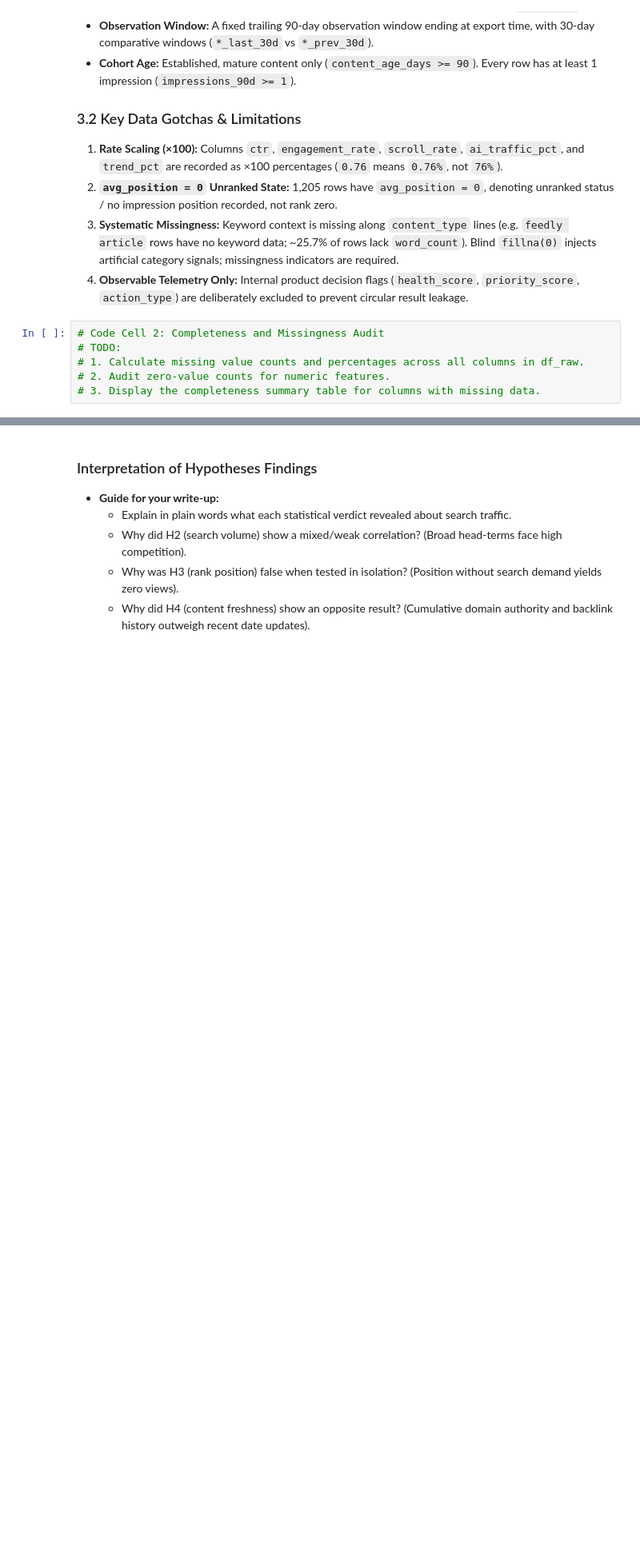
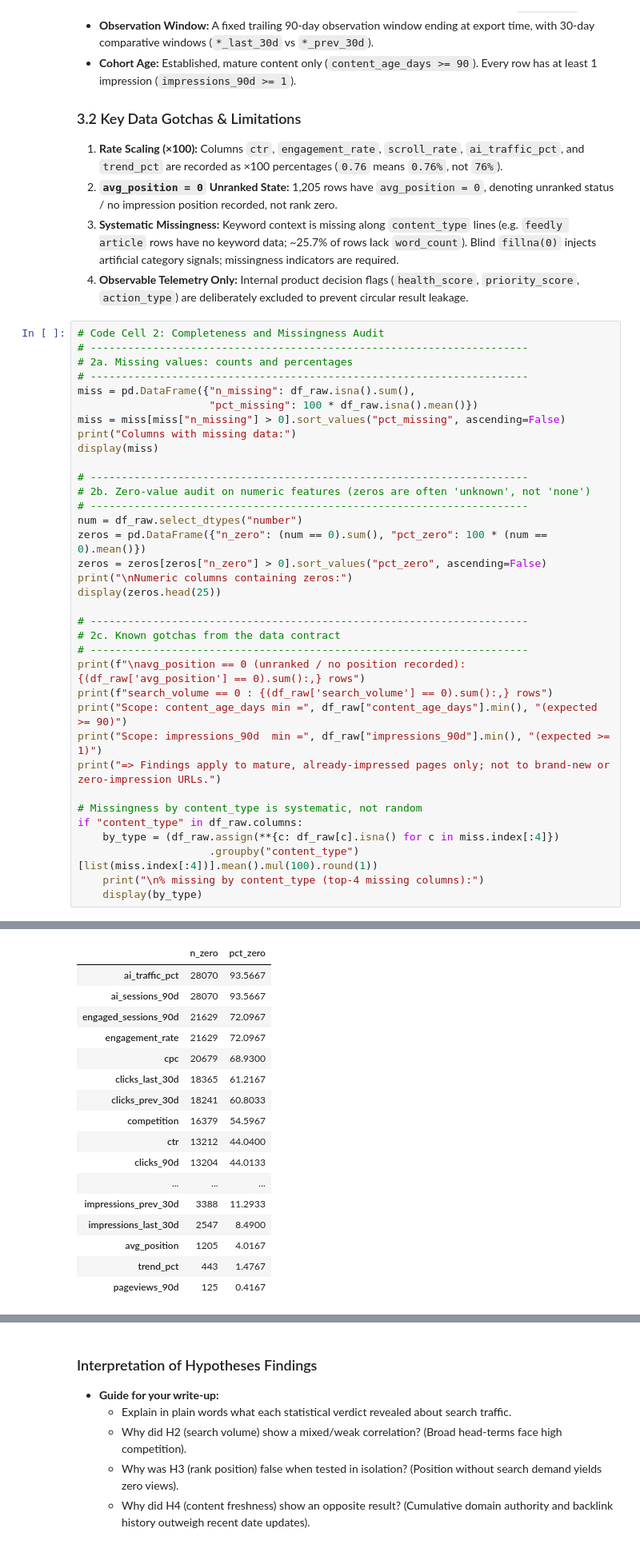
Before and after one commit to Jimber120/DA-Project-Member-3, a Jupyter notebook: work/notebooks/01_problem_framing_and_data_audit.ipynb, the cells around one changed output, grey strips where cells are left out. Shown at 80% size. Saved outputs shown, nothing was run; the diff lists cells and outputs as text; blank space fills up the shorter version.

```diff
--- a/work/notebooks/01_problem_framing_and_data_audit.ipynb
+++ b/work/notebooks/01_problem_framing_and_data_audit.ipynb
@@ -73,7 +141,37 @@ Each hypothesis should be evaluated using Spearman rank correlation ($\rho$), Pe
 4. **Observable Telemetry Only:** Internal product decision flags (`health_score`, `priority_score`, `action_type`) are deliberately excluded to prevent circular result leakage.
 # %%
 # Code Cell 2: Completeness and Missingness Audit
-# TODO:
-# 1. Calculate missing value counts and percentages across all columns in df_raw.
-# 2. Audit zero-value counts for numeric features.
-# 3. Display the completeness summary table for columns with missing data.
+# ----------------------------------------------------------------------
+# 2a. Missing values: counts and percentages
+# ----------------------------------------------------------------------
+miss = pd.DataFrame({"n_missing": df_raw.isna().sum(),
+                     "pct_missing": 100 * df_raw.isna().mean()})
+miss = miss[miss["n_missing"] > 0].sort_values("pct_missing", ascending=False)
+print("Columns with missing data:")
+display(miss)
+
+# ----------------------------------------------------------------------
+# 2b. Zero-value audit on numeric features (zeros are often 'unknown', not 'none')
+# ----------------------------------------------------------------------
+num = df_raw.select_dtypes("number")
+zeros = pd.DataFrame({"n_zero": (num == 0).sum(), "pct_zero": 100 * (num == 0).mean()})
+zeros = zeros[zeros["n_zero"] > 0].sort_values("pct_zero", ascending=False)
+print("\nNumeric columns containing zeros:")
+display(zeros.head(25))
+
+# ----------------------------------------------------------------------
+# 2c. Known gotchas from the data contract
+# ----------------------------------------------------------------------
+print(f"\navg_position == 0 (unranked / no position recorded): {(df_raw['avg_position'] == 0).sum():,} rows")
+print(f"search_volume == 0 : {(df_raw['search_volume'] == 0).sum():,} rows")
+print("Scope: content_age_days min =", df_raw["content_age_days"].min(), "(expected >= 90)")
+print("Scope: impressions_90d  min =", df_raw["impressions_90d"].min(), "(expected >= 1)")
+print("=> Findings apply to mature, already-impressed pages only; not to brand-new or zero-impression URLs.")
+
+# Missingness by content_type is systematic, not random
+if "content_type" in df_raw.columns:
+    by_type = (df_raw.assign(**{c: df_raw[c].isna() for c in miss.index[:4]})
+                     .groupby("content_type")[list(miss.index[:4])].mean().mul(100).round(1))
+    print("\n% missing by content_type (top-4 missing columns):")
+    display(by_type)
+# %% [output]
@@ -79,0 +194,17 @@ Each hypothesis should be evaluated using Spearman rank correlation ($\rho$), Pe
+|  | n_zero | pct_zero |
+| ai_traffic_pct | 28070 | 93.5667 |
+| ai_sessions_90d | 28070 | 93.5667 |
+| engaged_sessions_90d | 21629 | 72.0967 |
+| engagement_rate | 21629 | 72.0967 |
+| cpc | 20679 | 68.9300 |
+| clicks_last_30d | 18365 | 61.2167 |
+| clicks_prev_30d | 18241 | 60.8033 |
+| competition | 16379 | 54.5967 |
+| ctr | 13212 | 44.0400 |
+| clicks_90d | 13204 | 44.0133 |
+| ... | ... | ... |
+| impressions_prev_30d | 3388 | 11.2933 |
+| impressions_last_30d | 2547 | 8.4900 |
+| avg_position | 1205 | 4.0167 |
+| trend_pct | 443 | 1.4767 |
+| pageviews_90d | 125 | 0.4167 |
```
Also changed, not shown: parts of 4 cells of this notebook, 2 other files.
